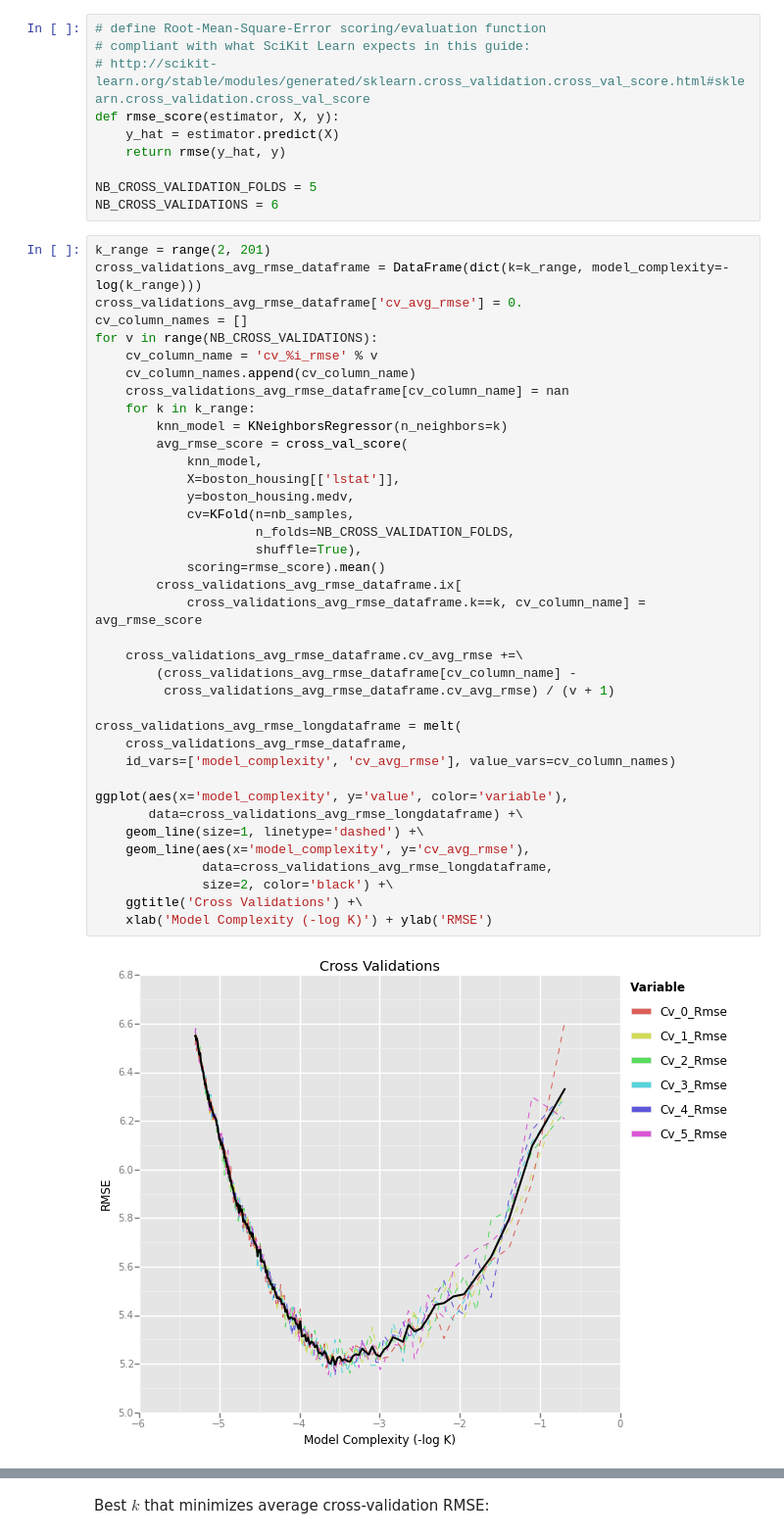
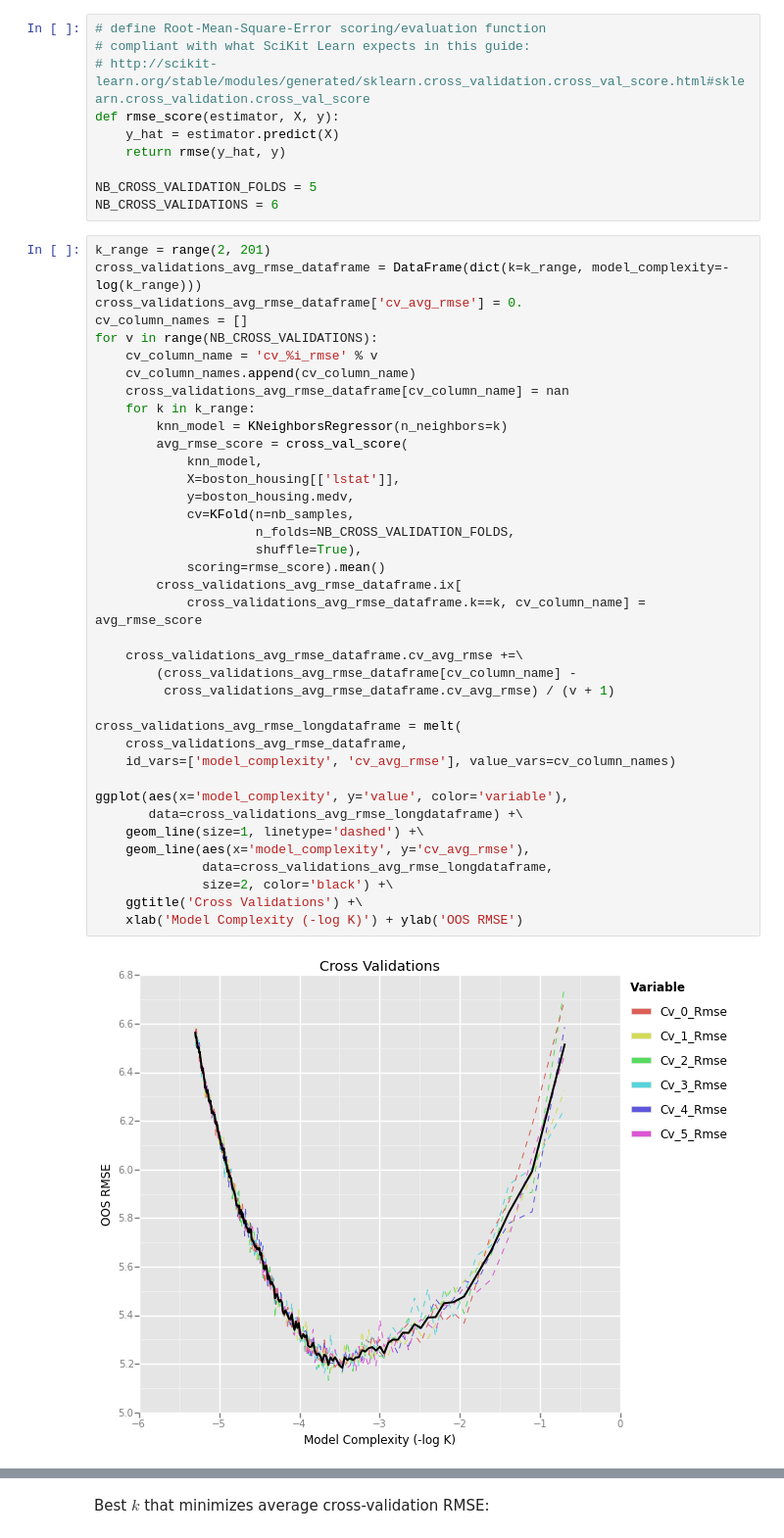
Before and after one commit to ChicagoBoothML/MachineLearning_Fall2015, a Jupyter notebook: Programming Scripts/Boston Housing/Python/BostonHousing_KNN_BiasVarTradeOff_CrossValid.ipynb, the cells around one changed output, grey strips where cells are left out. Shown at 98% size. Cells and saved outputs as stored; diff of their text form.

Commit message:
update y-axis of plot

```diff
--- a/Programming Scripts/Boston Housing/Python/BostonHousing_KNN_BiasVarTradeOff_CrossValid.ipynb
+++ b/Programming Scripts/Boston Housing/Python/BostonHousing_KNN_BiasVarTradeOff_CrossValid.ipynb
@@ -156,32 +156,32 @@ for v in range(NB_CROSS_VALIDATIONS):
     cross_validations_avg_rmse_dataframe[cv_column_name] = nan
     for k in k_range:
         knn_model = KNeighborsRegressor(n_neighbors=k)
         avg_rmse_score = cross_val_score(
             knn_model,
             X=boston_housing[['lstat']],
             y=boston_housing.medv,
             cv=KFold(n=nb_samples,
                      n_folds=NB_CROSS_VALIDATION_FOLDS,
                      shuffle=True),
             scoring=rmse_score).mean()
         cross_validations_avg_rmse_dataframe.ix[
             cross_validations_avg_rmse_dataframe.k==k, cv_column_name] = avg_rmse_score
 
     cross_validations_avg_rmse_dataframe.cv_avg_rmse +=\
         (cross_validations_avg_rmse_dataframe[cv_column_name] -
          cross_validations_avg_rmse_dataframe.cv_avg_rmse) / (v + 1)
 
 cross_validations_avg_rmse_longdataframe = melt(
     cross_validations_avg_rmse_dataframe,
     id_vars=['model_complexity', 'cv_avg_rmse'], value_vars=cv_column_names)
 
 ggplot(aes(x='model_complexity', y='value', color='variable'),
        data=cross_validations_avg_rmse_longdataframe) +\
     geom_line(size=1, linetype='dashed') +\
     geom_line(aes(x='model_complexity', y='cv_avg_rmse'),
               data=cross_validations_avg_rmse_longdataframe,
               size=2, color='black') +\
     ggtitle('Cross Validations') +\
-    xlab('Model Complexity (-log K)') + ylab('RMSE')
+    xlab('Model Complexity (-log K)') + ylab('OOS RMSE')
 # %% [output]
-[figure, old version]
+[figure, new version]
```
Also changed, not shown: parts of 7 cells of this notebook.
